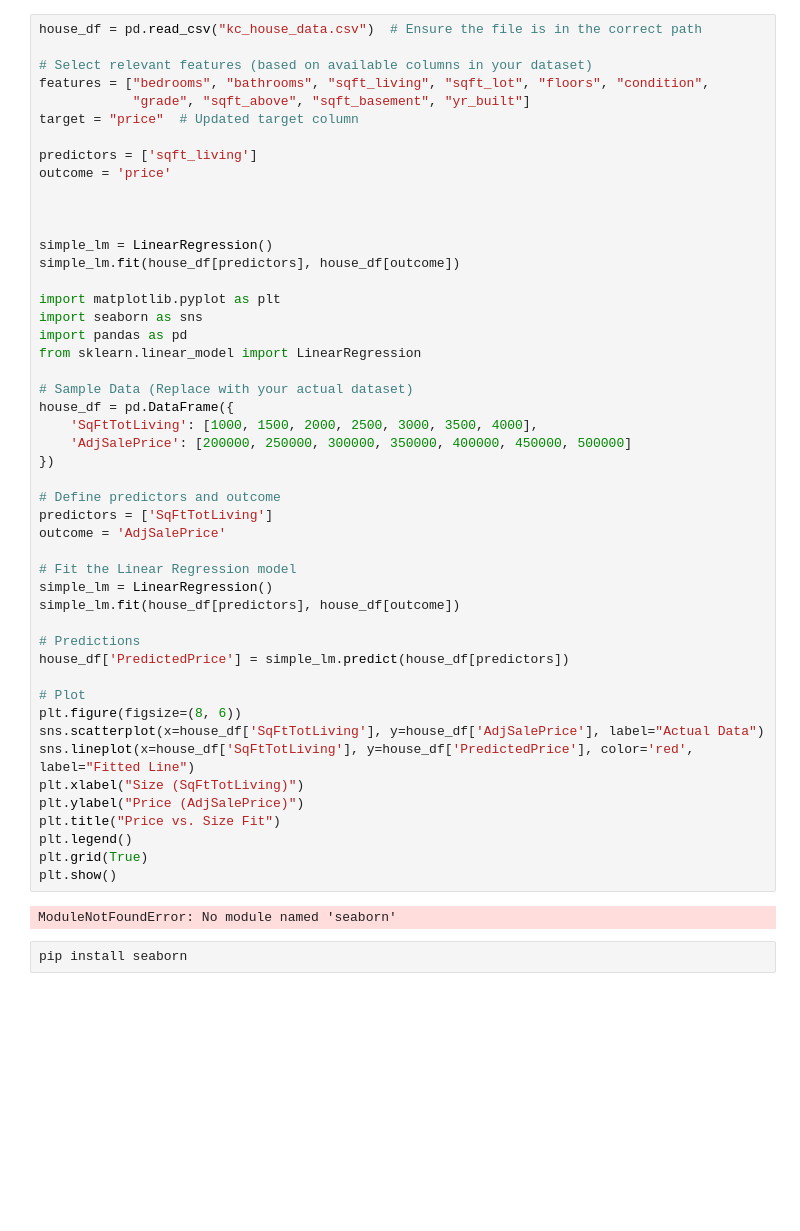
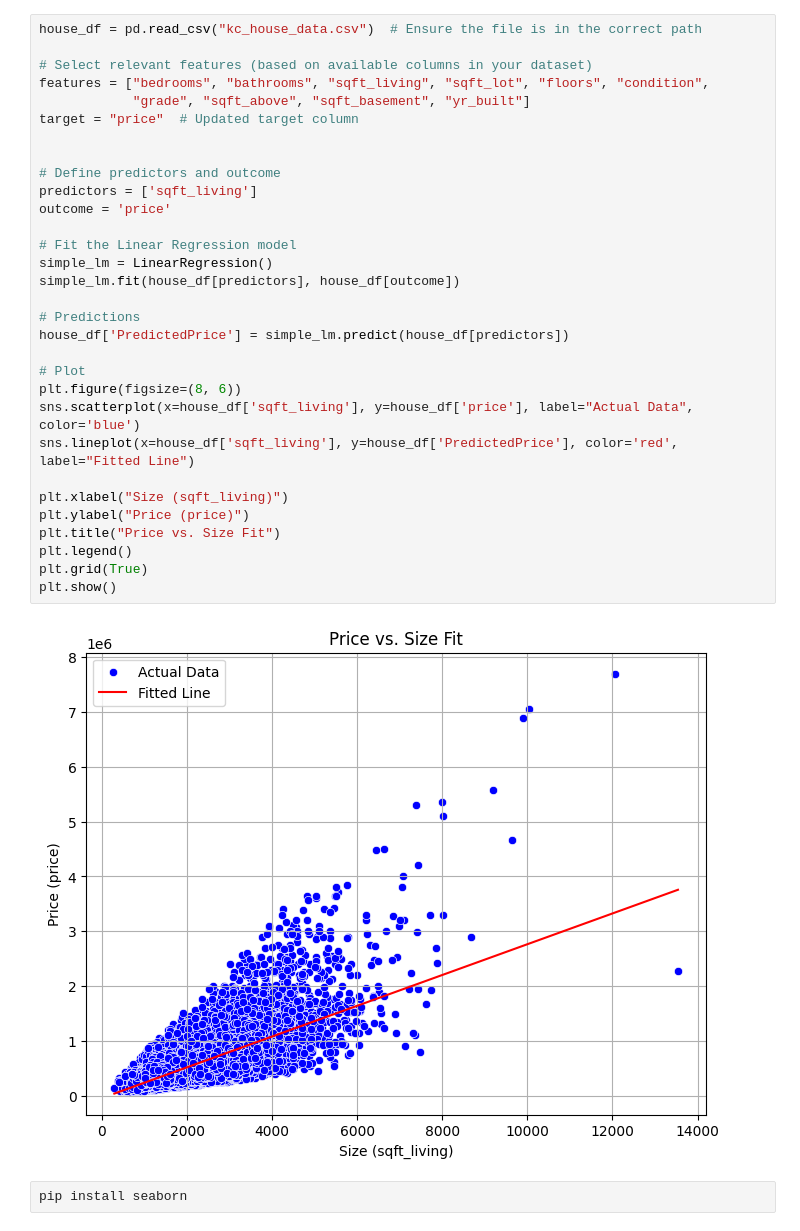
Before and after one commit to prageethmadhu/advanced-regression-kc, a Jupyter notebook: final/1.ipynb, the cells around one changed output. Drawn from its saved outputs; the diff is of its cells as text; blank space fills up the shorter version.

```diff
--- a/final/1.ipynb
+++ b/final/1.ipynb
@@ -78,53 +78,36 @@ NameError: name 'house' is not defined
 # %%
 house_df = pd.read_csv("kc_house_data.csv")  # Ensure the file is in the correct path
 
 # Select relevant features (based on available columns in your dataset)
 features = ["bedrooms", "bathrooms", "sqft_living", "sqft_lot", "floors", "condition",
             "grade", "sqft_above", "sqft_basement", "yr_built"]
 target = "price"  # Updated target column
 
+
+# Define predictors and outcome
 predictors = ['sqft_living']
 outcome = 'price'
-
-
-
-simple_lm = LinearRegression()
-simple_lm.fit(house_df[predictors], house_df[outcome])
-
-import matplotlib.pyplot as plt
-import seaborn as sns
-import pandas as pd
-from sklearn.linear_model import LinearRegression
-
-# Sample Data (Replace with your actual dataset)
-house_df = pd.DataFrame({
-    'SqFtTotLiving': [1000, 1500, 2000, 2500, 3000, 3500, 4000],
-    'AdjSalePrice': [200000, 250000, 300000, 350000, 400000, 450000, 500000]
-})
-
-# Define predictors and outcome
-predictors = ['SqFtTotLiving']
-outcome = 'AdjSalePrice'
 
 # Fit the Linear Regression model
 simple_lm = LinearRegression()
 simple_lm.fit(house_df[predictors], house_df[outcome])
 
 # Predictions
 house_df['PredictedPrice'] = simple_lm.predict(house_df[predictors])
 
 # Plot
 plt.figure(figsize=(8, 6))
-sns.scatterplot(x=house_df['SqFtTotLiving'], y=house_df['AdjSalePrice'], label="Actual Data")
-sns.lineplot(x=house_df['SqFtTotLiving'], y=house_df['PredictedPrice'], color='red', label="Fitted Line")
-plt.xlabel("Size (SqFtTotLiving)")
-plt.ylabel("Price (AdjSalePrice)")
+sns.scatterplot(x=house_df['sqft_living'], y=house_df['price'], label="Actual Data", color='blue')
+sns.lineplot(x=house_df['sqft_living'], y=house_df['PredictedPrice'], color='red', label="Fitted Line")
+
+plt.xlabel("Size (sqft_living)")
+plt.ylabel("Price (price)")
 plt.title("Price vs. Size Fit")
 plt.legend()
 plt.grid(True)
 plt.show()
 # %% [output]
-ModuleNotFoundError: No module named 'seaborn'
+[figure, added]
 # %%
 pip install seaborn
 # %% [output]
```
Also changed, not shown: parts of 4 cells of this notebook, 16 other files.
